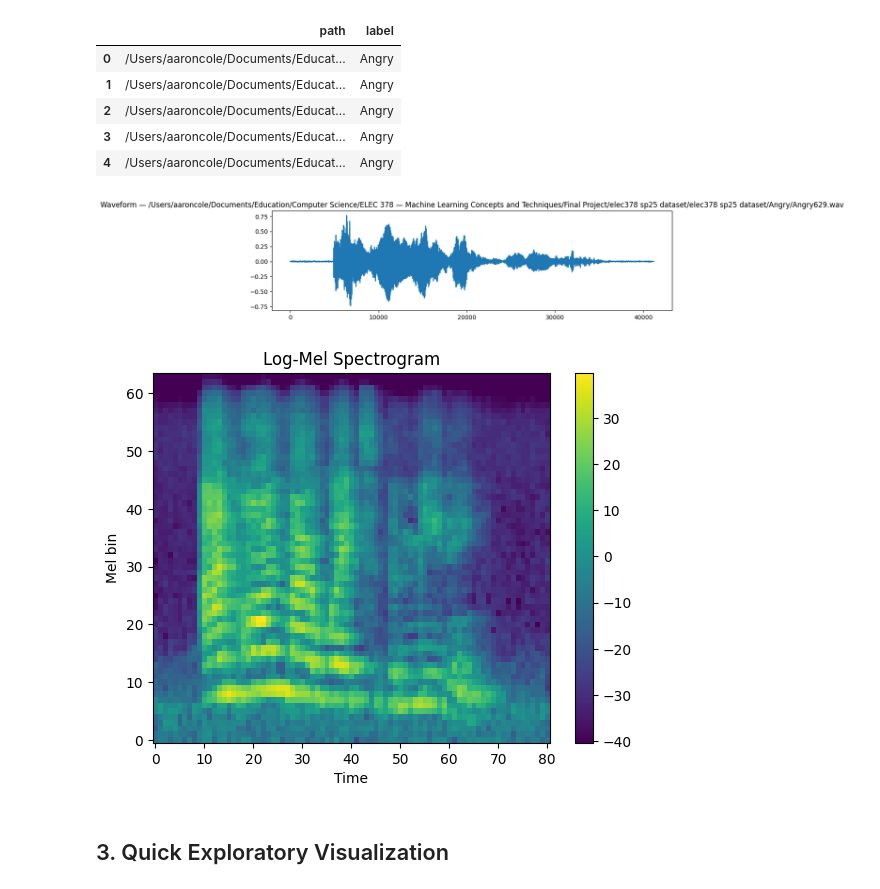
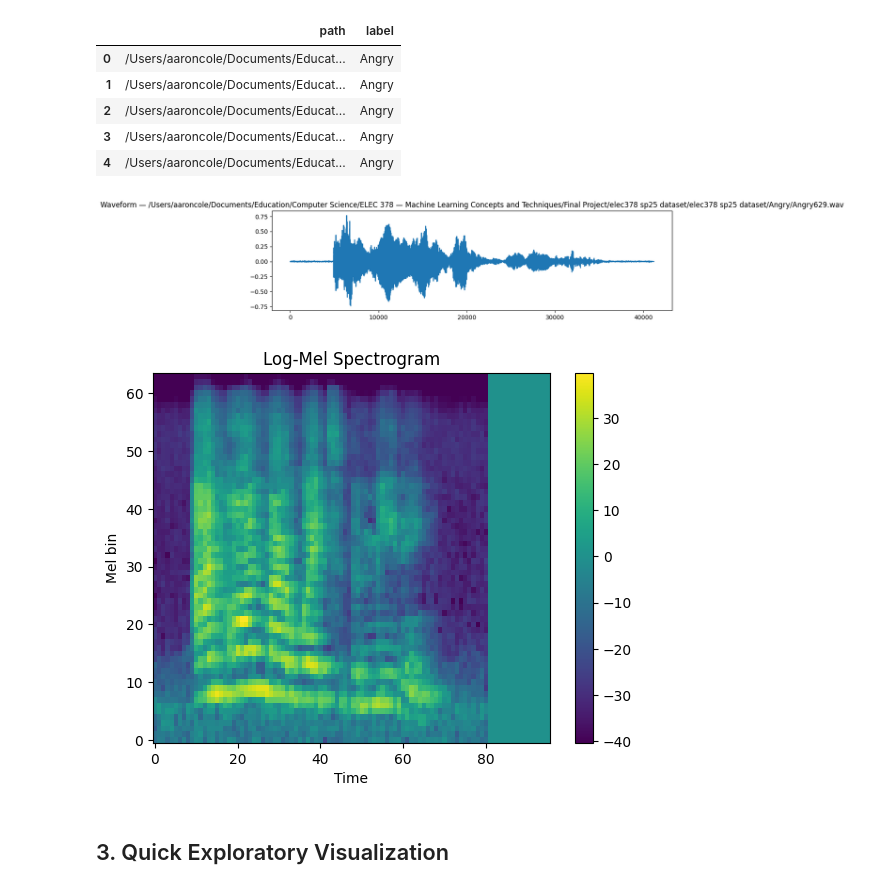
Before and after one commit to aaronac02/elec378-final-machine-learning-project, a Jupyter notebook: CNN.ipynb, the cells around one changed output. Cells and saved outputs as stored; diff of their text form; code cells hidden in the pictures.

```diff
--- a/CNN.ipynb
+++ b/CNN.ipynb
@@ -77,34 +77,41 @@ Loaded 12798 rows from /Users/aaroncole/Documents/Education/Computer Science/ELE
 # %%
 import torchaudio
 import matplotlib.pyplot as plt
 
 # Test first sample
 sample_path = df.iloc[0]['path']
 wave, sr = torchaudio.load(sample_path)
 if sr != 22_050:
     wave = torchaudio.functional.resample(wave, sr, 22_050)
 
 plt.figure(figsize=(12, 3))
 plt.title(f"Waveform — {sample_path}")
 plt.plot(wave.t().numpy())
 plt.show()
 
 # Compute and display log-mel spectrogram
 mel_spec = torchaudio.transforms.MelSpectrogram(sample_rate=22_050, n_fft=1024, hop_length=512, n_mels=64)
 to_db = torchaudio.transforms.AmplitudeToDB(top_db=80)
 
 mel = mel_spec(wave.mean(0))
 logmel = to_db(mel)
 
+desired_frames = 96
+if logmel.shape[-1] < desired_frames:
+    pad_amt = desired_frames - logmel.shape[-1]
+    logmel = F.pad(logmel, (0, pad_amt))
+else:
+    logmel = logmel[:, :, :desired_frames]
+
 plt.imshow(logmel.numpy(), origin='lower', aspect='auto')
 plt.title("Log-Mel Spectrogram")
 plt.xlabel("Time")
 plt.ylabel("Mel bin")
 plt.colorbar()
 plt.show()
 # %% [output]
 [figure]
-[figure, old version]
+[figure, new version]
 # %% [markdown]
 ## 3. Quick Exploratory Visualization
 # %%
```
Also changed, not shown: parts of 11 cells of this notebook.
